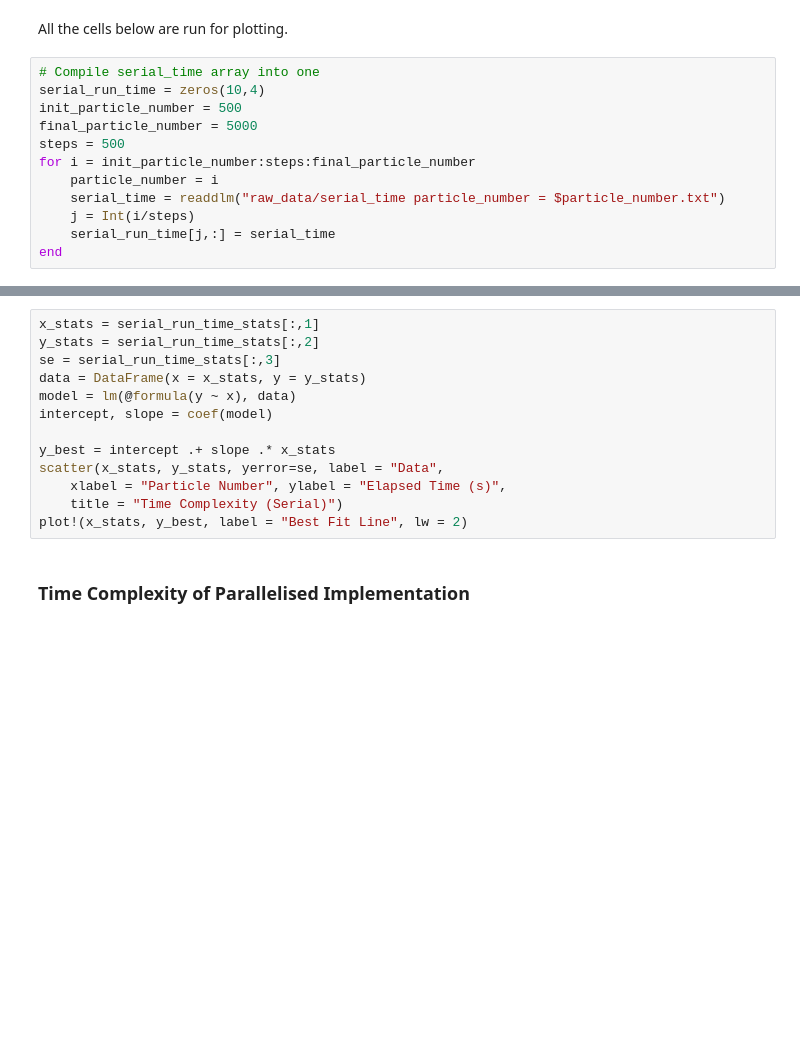
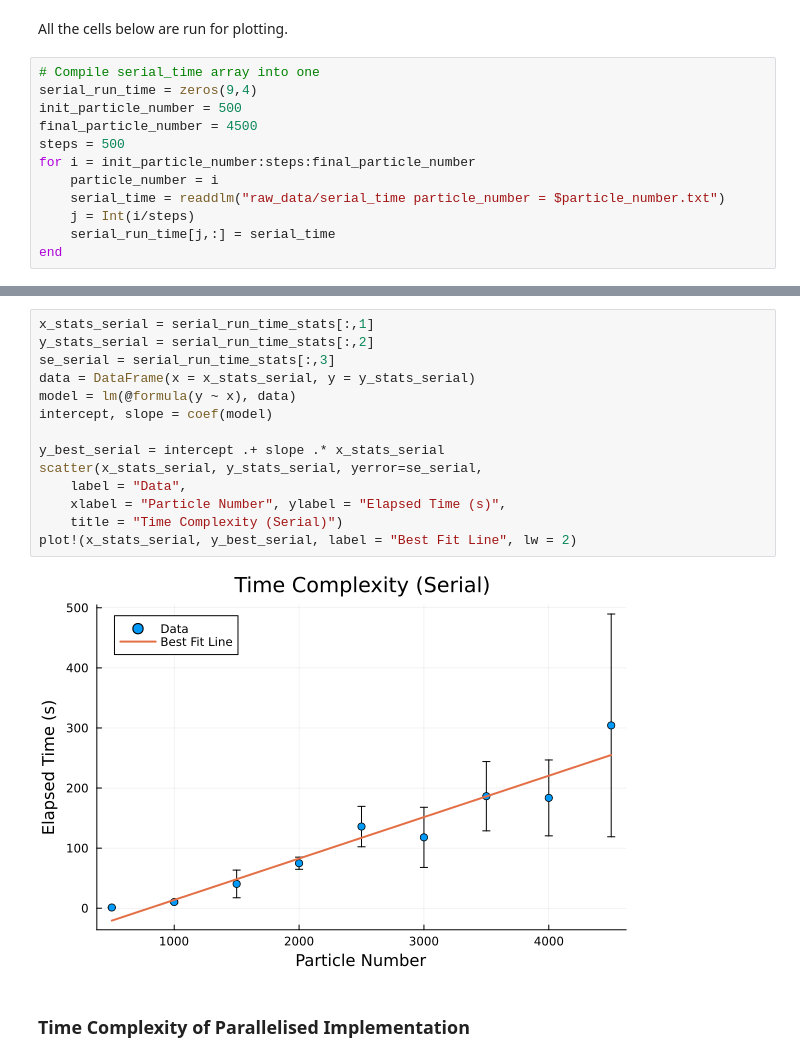
Before and after one commit to Treucyan/phy215-final, a Jupyter notebook: Final_Submission/215_Final_Project_Guinto_Jara_Macatangay_Oidem.ipynb, the cells around one changed output, grey strips where cells are left out. Drawn from its saved outputs; the diff is of its cells as text; blank space fills up the shorter version.

Commit message:
Final Submission
Finished Time Complexity; pending fill out KR2 parallel.

```diff
--- a/Final_Submission/215_Final_Project_Guinto_Jara_Macatangay_Oidem.ipynb
+++ b/Final_Submission/215_Final_Project_Guinto_Jara_Macatangay_Oidem.ipynb
@@ -142,9 +316,9 @@ Run the following code only if there is no data yet.
 All the cells below are run for plotting.
 # %%
 # Compile serial_time array into one
-serial_run_time = zeros(10,4)
+serial_run_time = zeros(9,4)
 init_particle_number = 500
-final_particle_number = 5000
+final_particle_number = 4500
 steps = 500
 for i = init_particle_number:steps:final_particle_number
     particle_number = i
@@ -158,16 +343,19 @@ serial_run_time_stats = time_complexity.run_time_stats(serial_run_time)
 # %%
-x_stats = serial_run_time_stats[:,1]
-y_stats = serial_run_time_stats[:,2]
-se = serial_run_time_stats[:,3]
-data = DataFrame(x = x_stats, y = y_stats)
+x_stats_serial = serial_run_time_stats[:,1]
+y_stats_serial = serial_run_time_stats[:,2]
+se_serial = serial_run_time_stats[:,3]
+data = DataFrame(x = x_stats_serial, y = y_stats_serial)
 model = lm(@formula(y ~ x), data)
 intercept, slope = coef(model)
 
-y_best = intercept .+ slope .* x_stats
-scatter(x_stats, y_stats, yerror=se, label = "Data",
+y_best_serial = intercept .+ slope .* x_stats_serial
+scatter(x_stats_serial, y_stats_serial, yerror=se_serial,
+    label = "Data",
     xlabel = "Particle Number", ylabel = "Elapsed Time (s)",
     title = "Time Complexity (Serial)")
-plot!(x_stats, y_best, label = "Best Fit Line", lw = 2)
+plot!(x_stats_serial, y_best_serial, label = "Best Fit Line", lw = 2)
+# %% [output]
+[figure, added]
 # %% [markdown]
 ### Time Complexity of Parallelised Implementation
 # %% [markdown]
```
Also changed, not shown: parts of 27 cells of this notebook, 6 other files.
